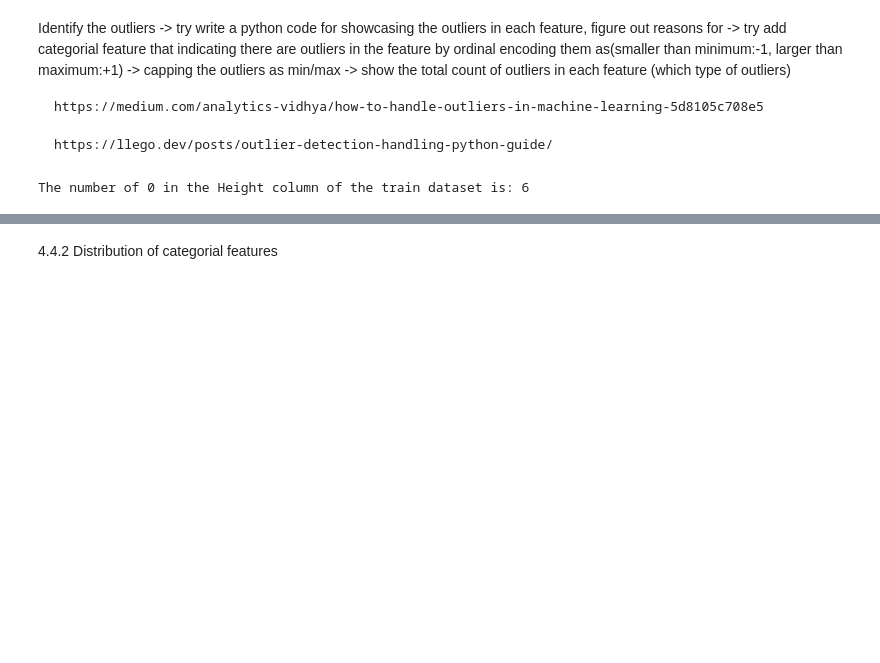
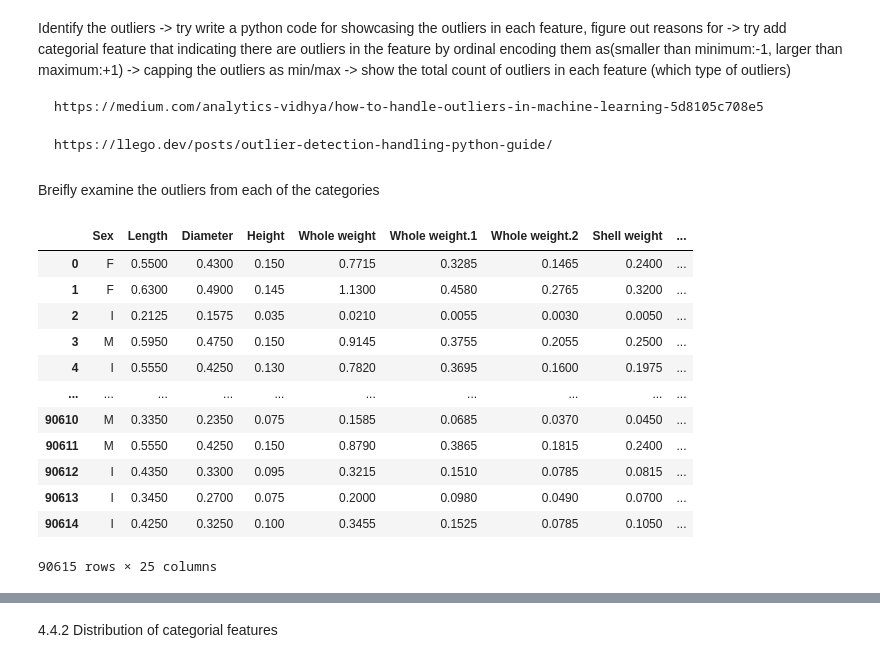
Before and after one commit to Oikiy/Remote_Abalone_Regression, a Jupyter notebook: notebook/Regression_Abalone.ipynb, the cells around one changed output, grey strips where cells are left out. Cells and saved outputs as stored; diff of their text form; code cells hidden in the pictures; blank space fills up the shorter version.

```diff
--- a/notebook/Regression_Abalone.ipynb
+++ b/notebook/Regression_Abalone.ipynb
@@ -312,8 +316,52 @@ Identify the outliers
     https://medium.com/analytics-vidhya/how-to-handle-outliers-in-machine-learning-5d8105c708e5
 
     https://llego.dev/posts/outlier-detection-handling-python-guide/
-# %%
-# Check the number of missing values in height column
-print("The number of 0 in the Height column of the train dataset is:",(train_df.Height==0).sum())
-# %% [output]
-The number of 0 in the Height column of the train dataset is: 6
+# %% [markdown]
+Breifly examine the outliers from each of the categories
+# %%
+#Outlier handling
+
+def OutlierHandling(df):
+    # Loop through each numerical column
+    for col in num_cols:
+        # Calculate the first quartile
+        Q1 = df[col].quantile(0.25)
+        # Calculate the third quartile
+        Q3 = df[col].quantile(0.75)
+        # Calculate the interquartile range
+        IQR = Q3 - Q1
+        # Calculate the lower bound
+        lower_bound = Q1 - 1.5 * IQR
+        # Calculate the upper bound
+        upper_bound = Q3 + 1.5 * IQR
+        # Filter the outliers
+        #df = df[(df[col] >= lower_bound) & (df[col] <= upper_bound)]
+
+        # Replace the outliers by the lower and upper bounds
+        df.loc[df[col] < lower_bound, col] = lower_bound
+        df.loc[df[col] > upper_bound, col] = upper_bound
+
+        # Set new features indicating the presence of outliers
+        df[col + '_outlier'] = 0
+        df.loc[df[col] < lower_bound, col + '_outlier'] = -1
+        df.loc[df[col] > upper_bound, col + '_outlier'] = 1
+    return df
+
+# Remove outliers from the training data
+train_wo_O = OutlierHandling(train_df)
+
+train_wo_O
+# %% [output]
+|  | Sex | Length | Diameter | Height | Whole weight | Whole weight.1 | Whole weight.2 | Shell weight | ... |
+| 0 | F | 0.5500 | 0.4300 | 0.150 | 0.7715 | 0.3285 | 0.1465 | 0.2400 | ... |
+| 1 | F | 0.6300 | 0.4900 | 0.145 | 1.1300 | 0.4580 | 0.2765 | 0.3200 | ... |
+| 2 | I | 0.2125 | 0.1575 | 0.035 | 0.0210 | 0.0055 | 0.0030 | 0.0050 | ... |
+| 3 | M | 0.5950 | 0.4750 | 0.150 | 0.9145 | 0.3755 | 0.2055 | 0.2500 | ... |
+| 4 | I | 0.5550 | 0.4250 | 0.130 | 0.7820 | 0.3695 | 0.1600 | 0.1975 | ... |
+| ... | ... | ... | ... | ... | ... | ... | ... | ... | ... |
+| 90610 | M | 0.3350 | 0.2350 | 0.075 | 0.1585 | 0.0685 | 0.0370 | 0.0450 | ... |
+| 90611 | M | 0.5550 | 0.4250 | 0.150 | 0.8790 | 0.3865 | 0.1815 | 0.2400 | ... |
+| 90612 | I | 0.4350 | 0.3300 | 0.095 | 0.3215 | 0.1510 | 0.0785 | 0.0815 | ... |
+| 90613 | I | 0.3450 | 0.2700 | 0.075 | 0.2000 | 0.0980 | 0.0490 | 0.0700 | ... |
+| 90614 | I | 0.4250 | 0.3250 | 0.100 | 0.3455 | 0.1525 | 0.0785 | 0.1050 | ... |
+90615 rows × 25 columns
```
Also changed, not shown: parts of 6 cells of this notebook.
